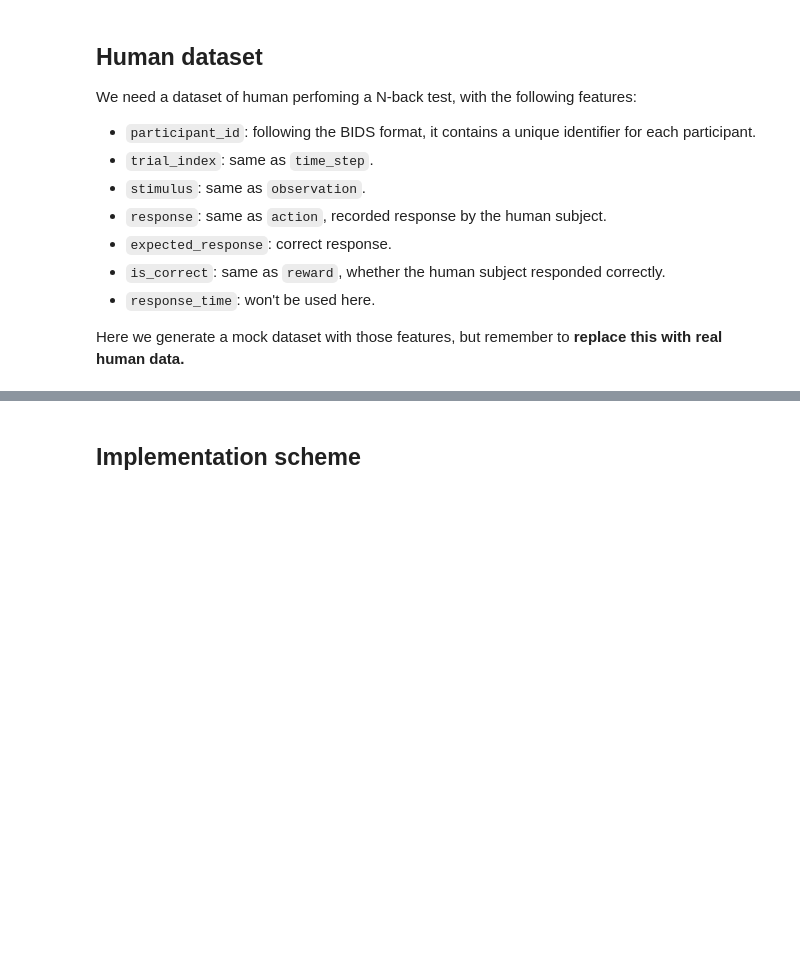
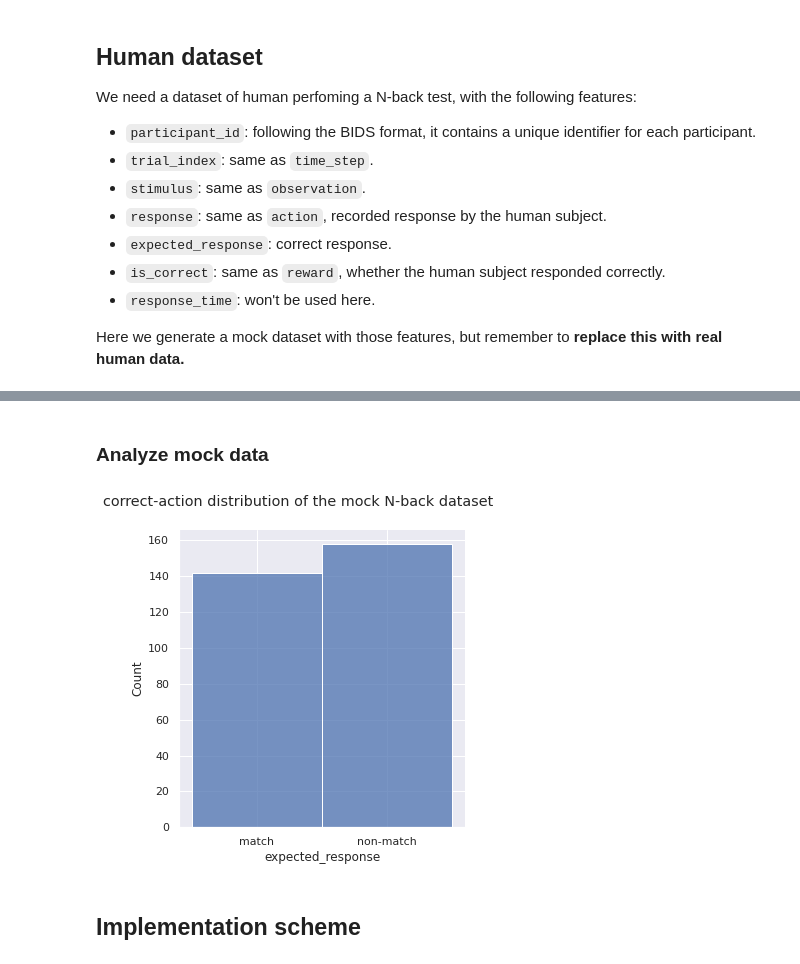
Before and after one commit to lynn0503/NMA2022DL_Mohinga_Project, a Jupyter notebook: human_rl_v2.ipynb, the cells around one changed output, grey strips where cells are left out. Cells and saved outputs as stored; diff of their text form; code cells hidden in the pictures; blank space fills up the shorter version.

```diff
--- a/human_rl_v2.ipynb
+++ b/human_rl_v2.ipynb
@@ -176,3 +161,34 @@ mock_nback_data.head()
+# %% [markdown]
+### Analyze mock data
+# %%
+
+# ========
+# now generate the actual data with the provided function and plot some of its features
+N=2
+episode_steps=100
+mock_nback_data1 = generate_mock_nback_dataset()
+mock_nback_data1['is_correct'] = mock_nback_data1['is_correct'].astype(int)
+
+
+# sns.displot(data=mock_nback_data, x='response_time')
+# plt.suptitle('response time distribution of the mock N-back dataset', y=1.01)
+# plt.show()
+
+# sns.displot(data=mock_nback_data, x='is_correct')
+# plt.suptitle('Accuracy distribution of the mock N-back dataset', y=1.06)
+# plt.show()
+
+# sns.barplot(data=mock_nback_data, y='is_correct', x='participant_id')
+# plt.suptitle('Accuracy distribution of the mock N-back dataset', y=1.06)
+# plt.show()
+
+mock_nback_data1.head()
+
+sns.displot(data=mock_nback_data1, x='expected_response')
+plt.suptitle('correct-action distribution of the mock N-back dataset', y=1.06)
+plt.show()
+# %% [output]
+[figure, added]
 # %% [markdown]
 ## Implementation scheme
 # %% [markdown]
```
Also changed, not shown: parts of 38 cells of this notebook.
